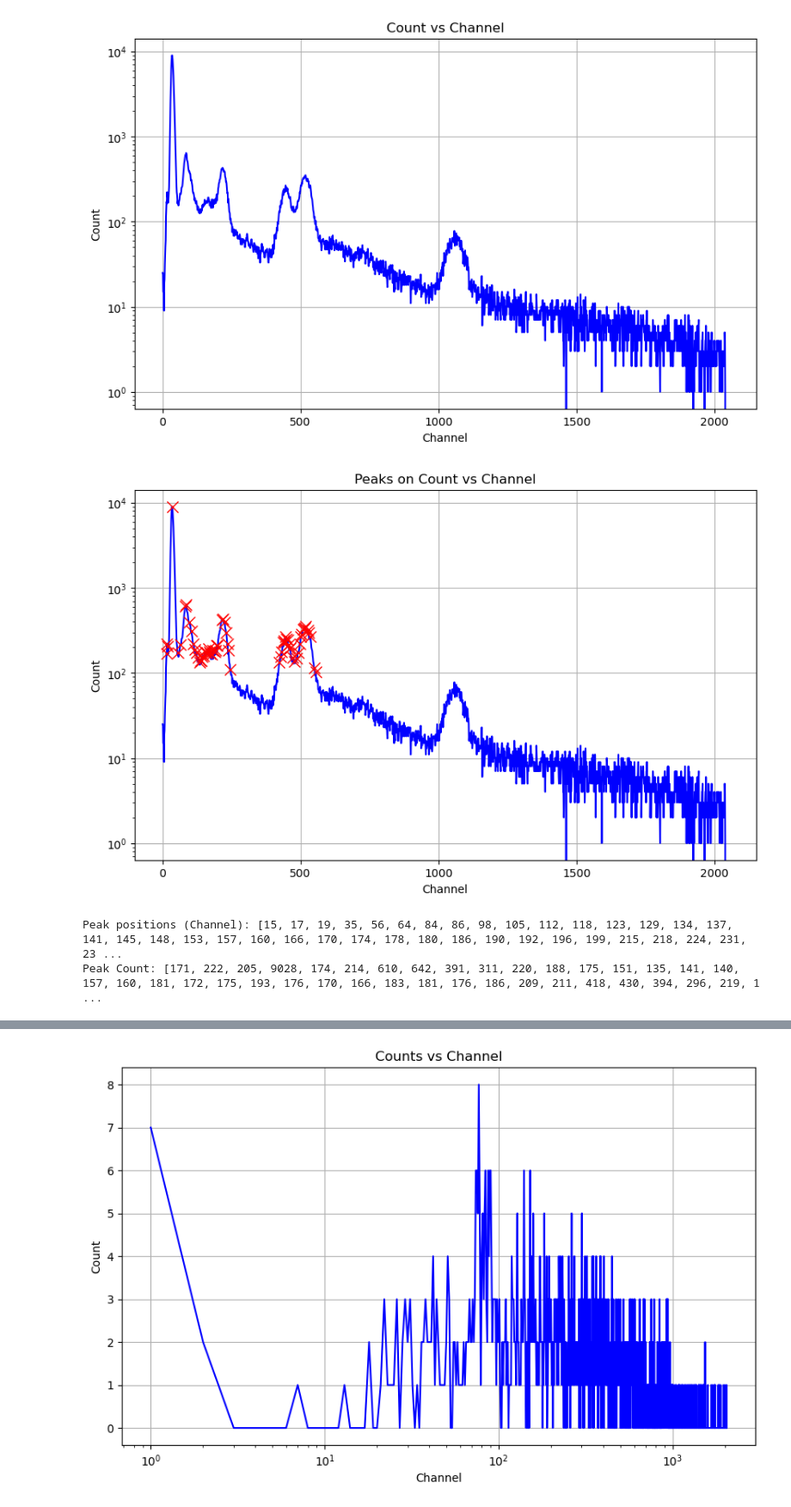
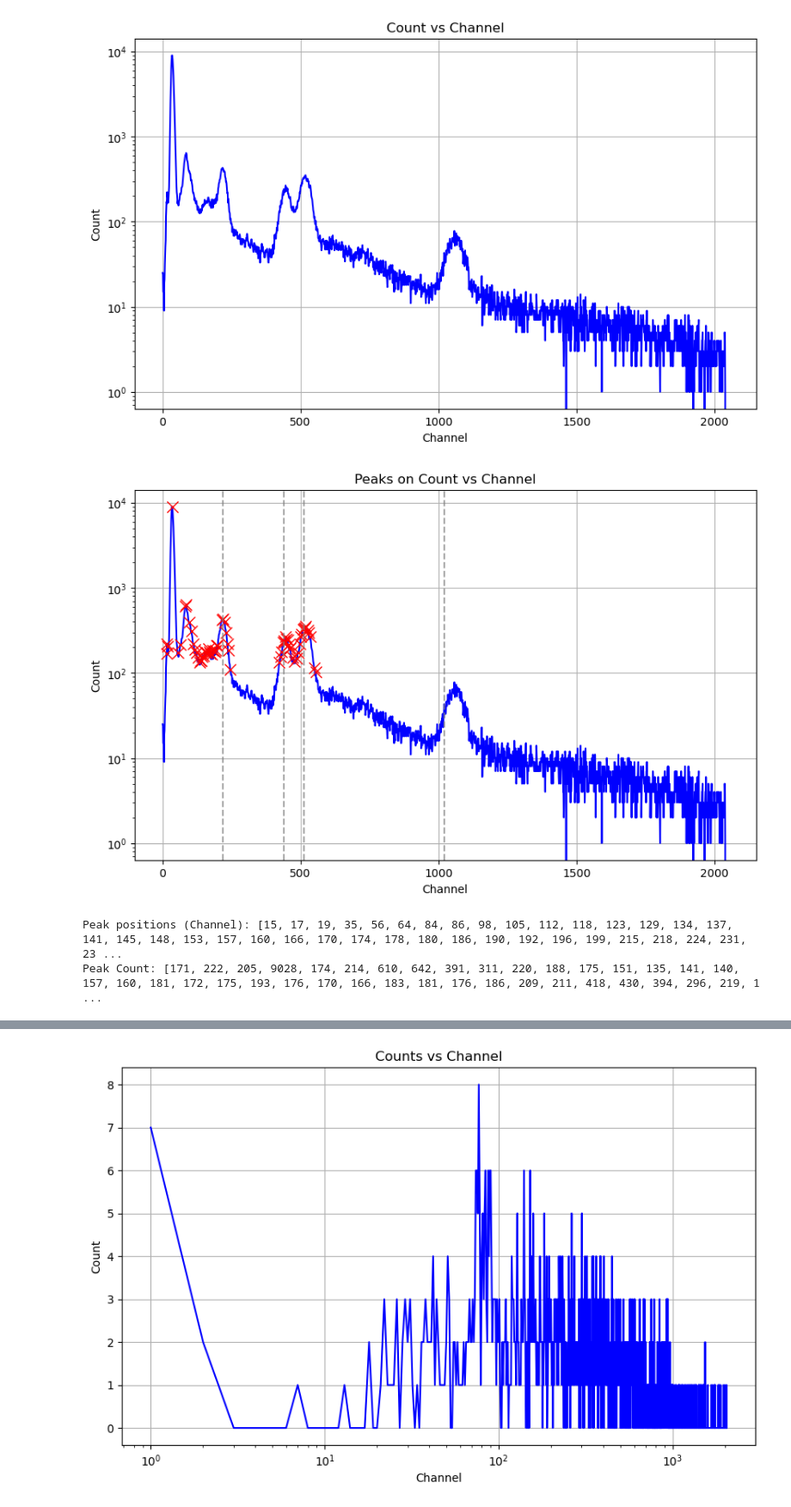
Before and after one commit to Sophie-Hilsabeck/SP24-Spectra, a Jupyter notebook: Omars_data_peakfinding_updated.ipynb, the cells around one changed output, grey strips where cells are left out. Shown: that part at 86% size. Saved outputs shown, nothing was run; the diff lists cells and outputs as text; code cells hidden in the pictures.

```diff
--- a/Omars_data_peakfinding_updated.ipynb
+++ b/Omars_data_peakfinding_updated.ipynb
@@ -3,11 +3,53 @@ import pandas as pd
 import numpy as np
 import matplotlib.pyplot as plt
 from scipy.signal import find_peaks
+import becquerel as bq
+from becquerel import Spectrum
+from becquerel.tools import Isotope, IsotopeQuantity, NeutronIrradiation
+import datetime
+import scipy.integrate as integrate
+import math as m
+import importlib
+import pandas as pd
+import sys
+import os
+import csv
+import matplotlib.pyplot as plt
+sys.path.append(".")
+sys.path.append("..")
+import PF
+import naa_isotope_analyzer as naa
+import analysis_methods as am
+import ROI
+importlib.reload(PF)
+importlib.reload(naa)
+importlib.reload(am)
+importlib.reload(ROI)
+
+
+
+
+# import uncertainties
+def get_isotopes(energies):
+    hl_cut = 60000 #in becq.fetch decay radiation, range of half lives in seconds
+    #hl_cut = 200000
+    br_cut =4.0  ###branching ratio??
+    deltae= 6   ###energy change??
+    ##implement same parameters set in the tutorial
+
+    total_peaks_cut=.5
+    #df = naa.naa_isotope_analyzer1(energies,hl_cut,br_cut,deltae,total_peaks_cut)
+    df = naa.naa_isotope_analyzer1(energies,hl_cut,br_cut,deltae,total_peaks_cut)
+
+    return df
 
 # Read the CSV file
 url = 'https://raw.githubusercontent.com/Sophie-Hilsabeck/SP24-Spectra/main/spe_rowtry2.csv'
 data = pd.read_csv(url)
 
+def draw_lines(es):
+    for i in range(len(es)):
+        plt.axvline(es[i], color='gray', ls='--', alpha=0.7)
 #Assign numerical indices as time
 x = np.arange(1, len(data) + 1)
 
@@ -16,34 +58,36 @@ y = data.iloc[:, 0]  # Assuming counts is in the first column
 
 # Plot the data
 plt.figure(figsize=(10, 6))
 plt.plot(x, y, color='blue')
 plt.title('Count vs Channel')
 plt.xlabel('Channel')
 plt.ylabel('Count')
 plt.yscale("log")
 plt.grid(True)
 plt.show()
 
 #peak finding
 peaks, _ = find_peaks(y, height=100)  # Adjust the height as needed
 
 # Plot
 plt.figure(figsize=(10, 6))
 plt.plot(x, y, color='blue')
 plt.plot(x[peaks], y[peaks], 'x', color='red', markersize=10)
 plt.title('Peaks on Count vs Channel')
 plt.xlabel('Channel')
 plt.yscale("log")
 plt.ylabel('Count')
+es = [218, 440, 511, 1022]
+draw_lines(es)
 plt.grid(True)
 plt.show()
 
 # Print peak positions
 print("Peak positions (Channel):", x[peaks].tolist())
 print("Peak Count:", y[peaks].tolist())
 # %% [output]
 [figure]
-[figure, old version]
+[figure, new version]
 Peak positions (Channel): [15, 17, 19, 35, 56, 64, 84, 86, 98, 105, 112, 118, 123, 129, 134, 137, 141, 145, 148, 153, 157, 160, 166, 170, 174, 178, 180, 186, 190, 192, 196, 199, 215, 218, 224, 231, 23 ...
 Peak Count: [171, 222, 205, 9028, 174, 214, 610, 642, 391, 311, 220, 188, 175, 151, 135, 141, 140, 157, 160, 181, 172, 175, 193, 176, 170, 166, 183, 181, 176, 186, 209, 211, 418, 430, 394, 296, 219, 1 ...
 # %%
```
Also changed, not shown: parts of 12 cells of this notebook.
